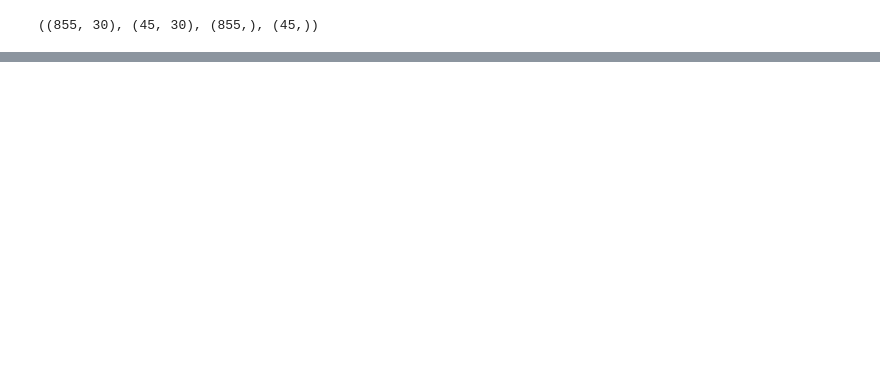
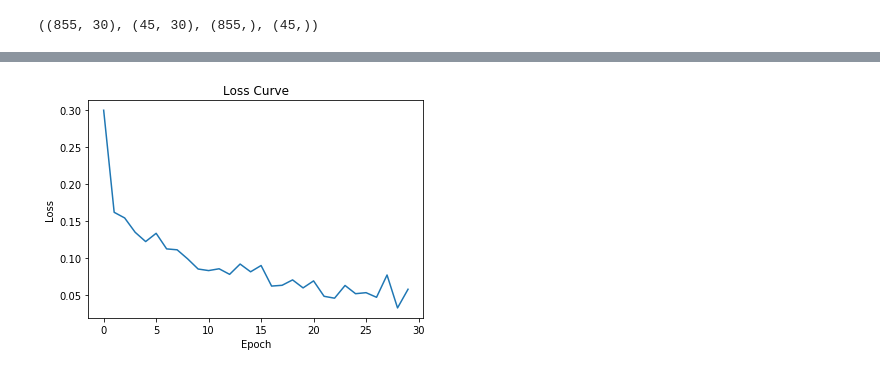
Before and after one commit to harveen54/dump-nn-tf, a Jupyter notebook: Section2/NN_Predict_Fraud/Section2.ipynb, the cells around one changed output, grey strips where cells are left out. Drawn from its saved outputs; the diff is of its cells as text; code cells hidden in the pictures; blank space fills up the shorter version.

```diff
--- a/Section2/NN_Predict_Fraud/Section2.ipynb
+++ b/Section2/NN_Predict_Fraud/Section2.ipynb
@@ -84,3 +106,7 @@ X_df.shape, y_df.shape
 # %%
 X = np.array(X_df)
 y = np.array(y_df)
+# %%
+from sklearn.preprocessing import MinMaxScaler
+scale = MinMaxScaler()
+scale.fit_transform(X)
@@ -87,5 +129,5 @@ y = np.array(y_df)
 # %%
 from sklearn.model_selection import train_test_split
 # %%
-X_train, X_test, y_train, y_test = train_test_split(X, y, test_size = 0.05, shuffle=True)
+X_train, X_valid, y_train, y_valid = train_test_split(X, y, test_size = 0.05, shuffle=True)
 # %%
@@ -94,0 +148,24 @@ X_train.shape , X_test.shape, y_train.shape, y_test.shape
+# %%
+model = Sequential()
+#model.add(Lambda(lambda x: x , input_shape = (24)))
+#model.add(Lambda(lambda x: x+0.1 , input_shape = (64,64,3)))
+#model.add(Flatten())
+model.add(BatchNormalization(input_shape=(30,)))
+model.add(Dense(1000))
+model.add(Activation('relu'))
+
+
+model.add(Dropout(0.2))
+model.add(BatchNormalization())
+model.add(Dense(500))
+model.add(Activation('relu'))
+model.add(Dropout(0.2))
+model.add(BatchNormalization())
+model.add(Dense(50))
+model.add(Activation('relu'))
+
+model.add(Dense(1))
+model.add(Activation('sigmoid'))
+model.compile(optimizer = Adam(lr=0.001) , loss = 'binary_crossentropy', metrics=['accuracy'])
+# %%
+model.fit(X_train, y_train, epochs=30, verbose =1, validation_data=(X_valid, y_valid))
@@ -94,0 +191,9 @@ X_train.shape , X_test.shape, y_train.shape, y_test.shape
+# %%
+import matplotlib.pyplot as plt
+plt.plot(model.history.history['loss'])
+plt.xlabel('Epoch')
+plt.ylabel('Loss')
+plt.title('Loss Curve')
+plt.show()
+# %% [output]
+[figure, added]
```
Also changed, not shown: parts of 34 cells of this notebook, 3 other files.
